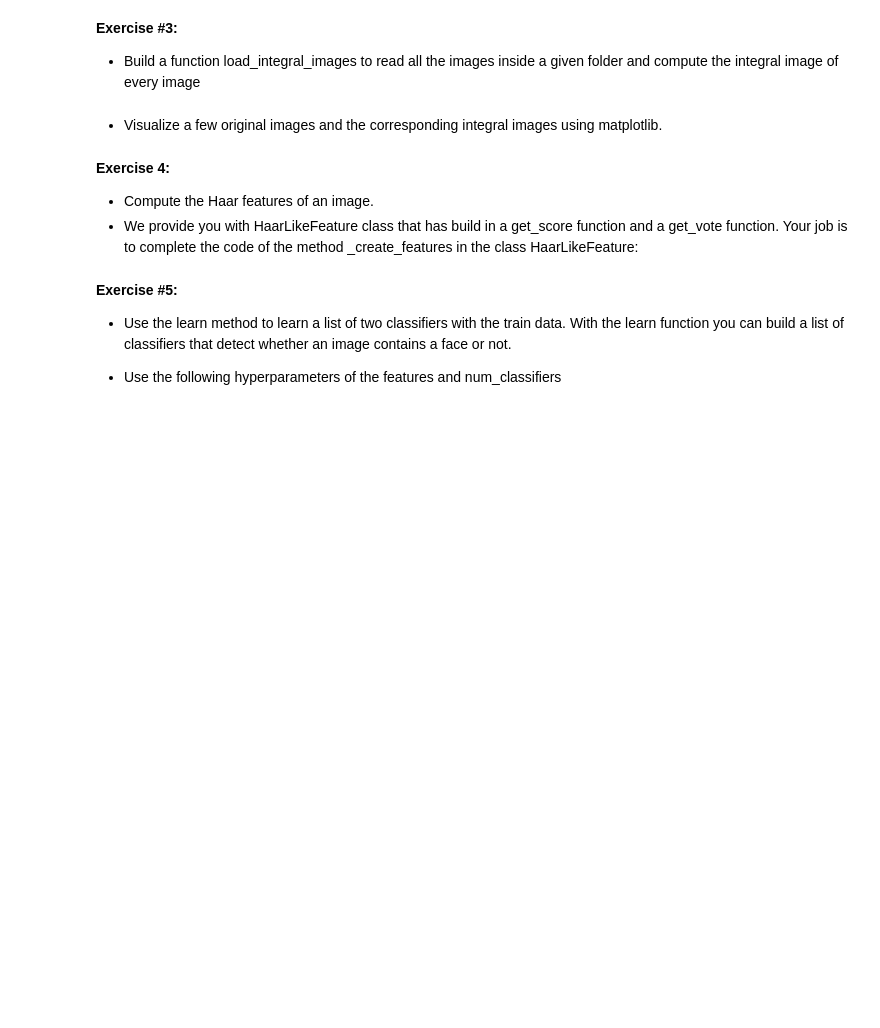
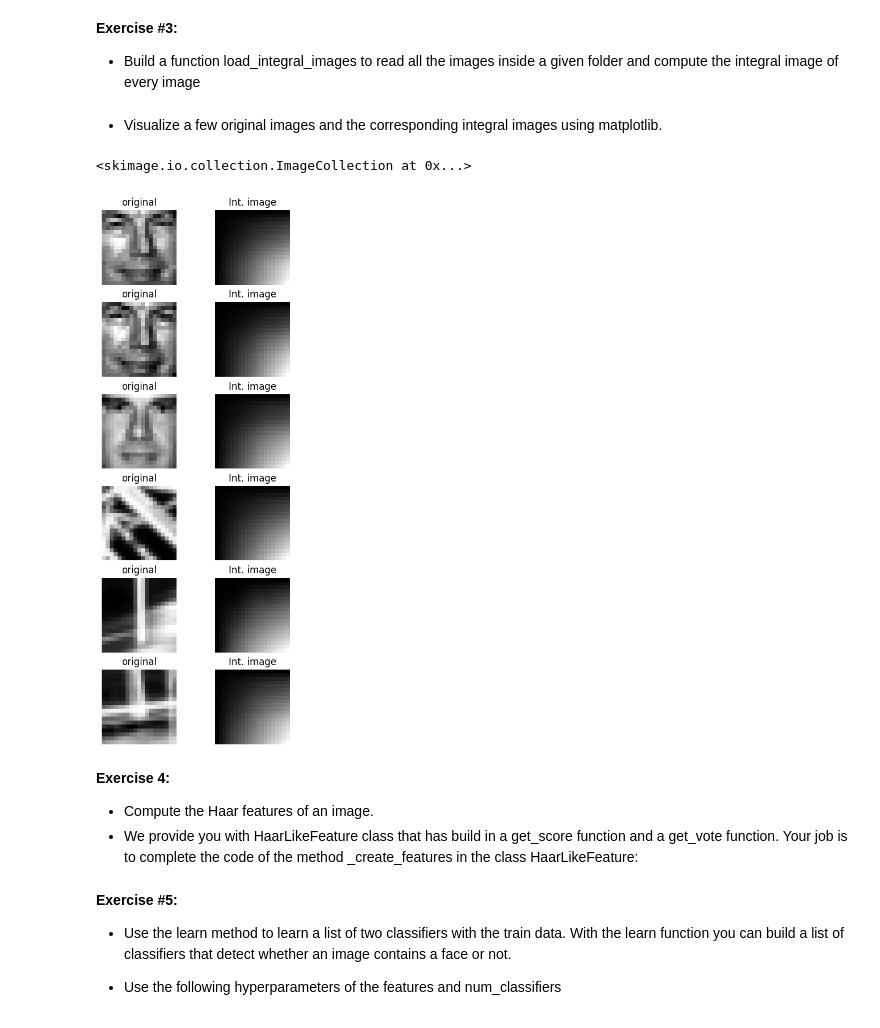
Before and after one commit to MarioROT/CV-MAI, a Jupyter notebook: Session 6/p6_face_detection_and_recognition.ipynb, the cells around one changed output. Saved outputs shown, nothing was run; the diff lists cells and outputs as text; code cells hidden in the pictures; blank space fills up the shorter version.

```diff
--- a/Session 6/p6_face_detection_and_recognition.ipynb
+++ b/Session 6/p6_face_detection_and_recognition.ipynb
@@ -111,11 +166,11 @@ sum_region(ii_img_array, [0, 0], [-1, -1])
 def load_integral_images(path):
     ii_images = []
     for _file in os.listdir(path):
-       #### Complte here:
-       #### Read image
-       #### Remember to scale the images (with the max pixel intensity value)
-
-        return ii_images
+      #### Complte here:
+      #### Read image
+      #### Remember to scale the images (with the max pixel intensity value)
+      ii_images.append(integral_image_numpy(io.imread(path+_file))/integral_image_numpy(io.imread(path+_file)).max())
+    return ii_images
 
 
 # With this function we are reading each file in the folder, calculating its integral image and after that normalizing the image.
@@ -130,2 +178,6 @@ neg_testing_path = 'test_data/nonfaces'
+# %%
+# change paths to your location
+data = {f'{i}_{j}':io.imread_collection(f'images/{i}_data/{j}/*.png') for i in ['train', 'test'] for j in ['faces', 'non_faces']}
+data_ii = {f'{i}_{j}':load_integral_images(f'images/{i}_data/{j}/') for i in ['train', 'test'] for j in ['faces', 'non_faces']}
 # %% [markdown]
 *   Visualize a few original images and the corresponding integral images using matplotlib.
@@ -134,3 +184,14 @@ neg_testing_path = 'test_data/nonfaces'
+# %%
+data[f'train_faces'][75:80]
+# %% [output]
+<skimage.io.collection.ImageCollection at 0x...>
+# %%
+# solution
+images = sum(zip(data[f'train_faces'][75:78], data_ii[f'train_faces'][75:78]), ()) + sum(zip(data[f'train_non_faces'][76:79], data_ii[f'train_non_faces'][76:79]), ())
+titles = [t for i in range(len(images)) for t in ['original', 'Int. image']]
+cp.custom_grids(images,10,2, titles, cmap='gray', axis='off', figsize=(4,15)).show()
+# %% [output]
+[figure, added]
 # %% [markdown]
 **Exercise 4:**
 
```
Also changed, not shown: parts of 23 cells of this notebook.
